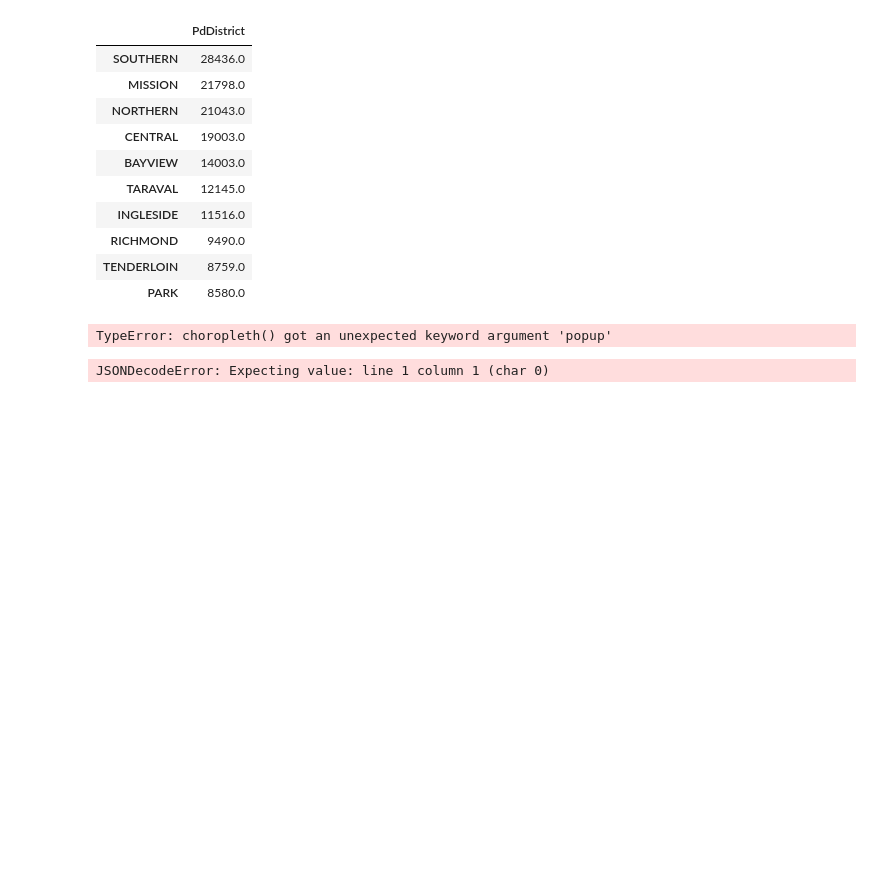
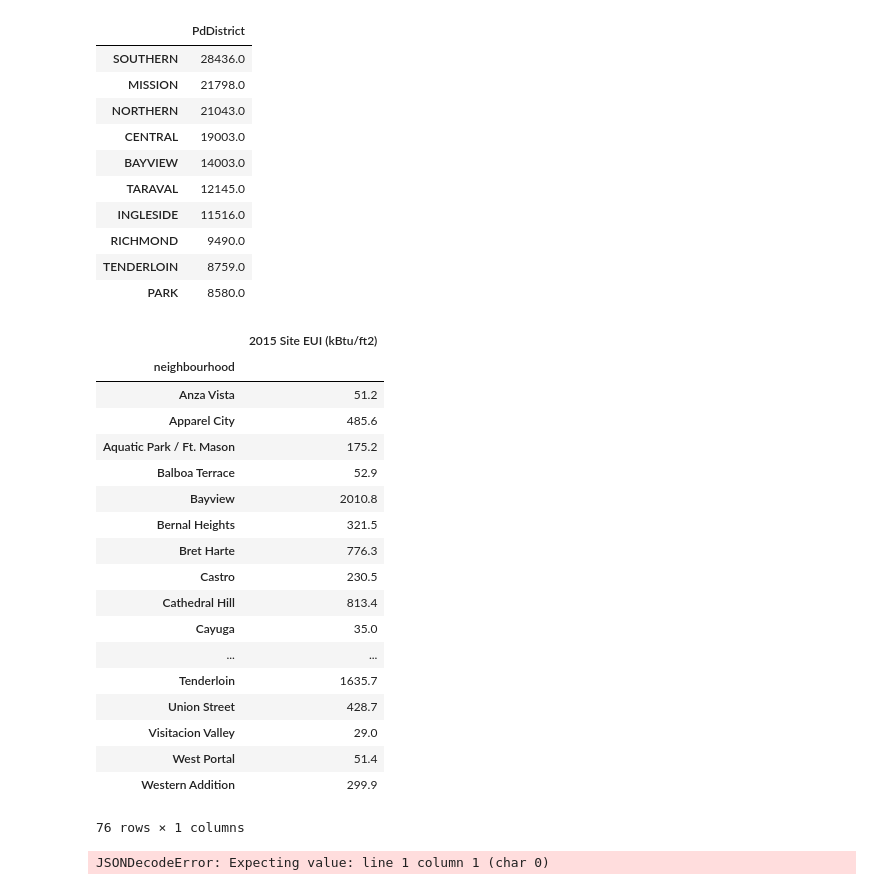
Before and after one commit to bhavikajalli/Energy-Forecast, a Jupyter notebook: Data_Wrangling.ipynb, the cells around one changed output. Drawn from its saved outputs; the diff is of its cells as text; code cells hidden in the pictures; blank space fills up the shorter version.

```diff
--- a/Data_Wrangling.ipynb
+++ b/Data_Wrangling.ipynb
@@ -497,11 +497,31 @@ ex_final['neighbourhood'] = nhoods
 # %%
 ex_final.to_csv('energy_withneighbourhoods.csv')
 # %%
-data2 = pd.DataFrame(ex_final.groupby('neighbourhood')['2016 Site EUI (kBtu/ft2)'].sum())
-#data2
+data2 = pd.DataFrame(ex_final.groupby('neighbourhood')['2015 Site EUI (kBtu/ft2)'].sum())
+data2
+# %% [output]
+|  | 2015 Site EUI (kBtu/ft2) |
+| neighbourhood |  |
+| Anza Vista | 51.2 |
+| Apparel City | 485.6 |
+| Aquatic Park / Ft. Mason | 175.2 |
+| Balboa Terrace | 52.9 |
+| Bayview | 2010.8 |
+| Bernal Heights | 321.5 |
+| Bret Harte | 776.3 |
+| Castro | 230.5 |
+| Cathedral Hill | 813.4 |
+| Cayuga | 35.0 |
+| ... | ... |
+| Tenderloin | 1635.7 |
+| Union Street | 428.7 |
+| Visitacion Valley | 29.0 |
+| West Portal | 51.4 |
+| Western Addition | 299.9 |
+76 rows × 1 columns
 # %%
 import os
-district_geo = os.path.join('/Users/BhavikaJalli/Documents/GitHub/Energy/','SF_Neighborhoods.geojson')
+
 SF_COORDINATES = (37.76, -122.45)
 
 # data2.to_json('nhoods.json')
@@ -509,27 +529,29 @@ SF_COORDINATES = (37.76, -122.45)
 # data2.columns = ['Neighbourhood', 'Energy Consumed']
 
 # creation of the choropleth
-m= folium.Map(location=SF_COORDINATES, zoom_start=12)
+for year in ['2016 Site EUI (kBtu/ft2)','2015 Site EUI (kBtu/ft2)','2014 Site EUI (kBtu/ft2)','2013 Site EUI (kBtu/ft2)','2012 Site EUI (kBtu/ft2)']:
+    district_geo = os.path.join('/Users/BhavikaJalli/Documents/GitHub/Energy/','SF_Neighborhoods.geojson')
+    data2 = pd.DataFrame(ex_final.groupby('neighbourhood')[year].sum())
+    data2 = data2.reset_index()
+    data2.columns = ['Neighbourhood', 'Energy Consumed']
+    m= folium.Map(location=SF_COORDINATES, zoom_start=12)
 
-m.choropleth(
- geo_data=district_geo,
- name='Energy Consumed',
- data=data2,
- columns=['Neighbourhood', 'Energy Consumed'],
- key_on='feature.properties.name',
- fill_color='YlOrRd',
- fill_opacity=0.7,
- line_opacity=0.2,
- popup ='feature.properties.name',
- legend_name='Energy Consumed per Neighbourhood'
-)
-#folium.LayerControl().add_to(m)
+    m.choropleth(
+     geo_data=district_geo,
+     name='Energy Consumed',
+     data=data2,
+     columns=['Neighbourhood', 'Energy Consumed'],
+     key_on='feature.properties.name',
+     fill_color='YlOrRd',
+     fill_opacity=0.7,
+     line_opacity=0.2,
+     #popup ='feature.properties.name',
+     legend_name='Energy Consumed per Neighbourhood'
+    )
+    #folium.LayerControl().add_to(m)
 
-# Save to html
-m.save('chloropeth_2016.html')
-m
+    # Save to html
+    m.save('templates/maps/map_'+str(year[:4])+'_Region.html')
-# %% [output]
-TypeError: choropleth() got an unexpected keyword argument 'popup'
 # %%
 # for value in data2['Energy Consumed']:
 #     print(value)
```
Also changed, not shown: parts of 6 cells of this notebook, 24 other files.
